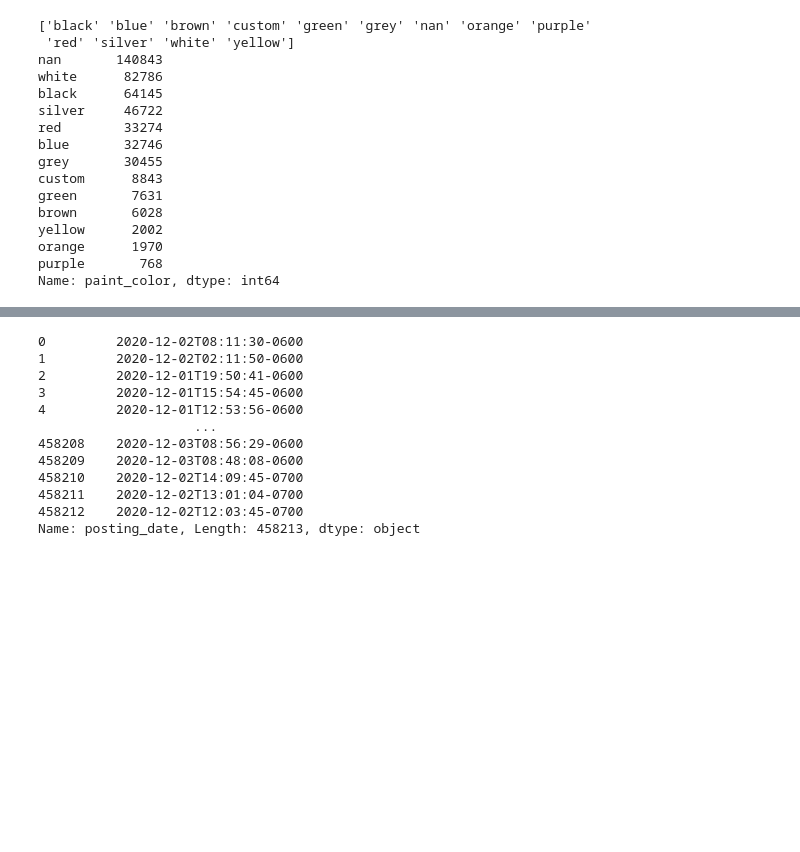
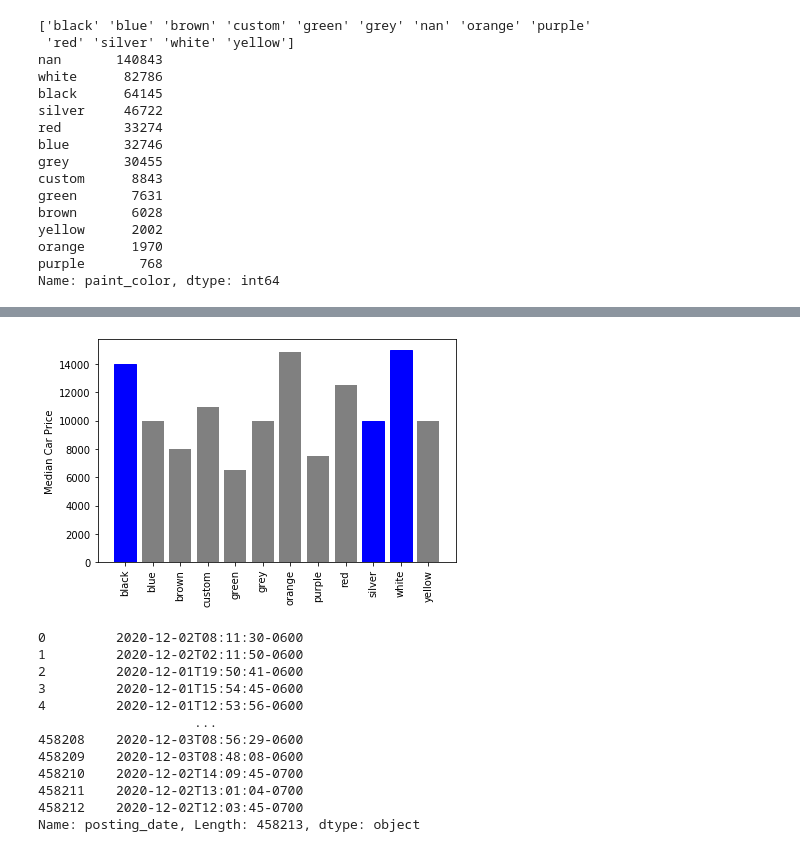
Before and after one commit to ixiaopan/GroupWork, a Jupyter notebook: DataMining/Cars_Matt.ipynb, the cells around one changed output, grey strips where cells are left out. Drawn from its saved outputs; the diff is of its cells as text; code cells hidden in the pictures; blank space fills up the shorter version.

```diff
--- a/DataMining/Cars_Matt.ipynb
+++ b/DataMining/Cars_Matt.ipynb
@@ -400,3 +400,16 @@ priceBar(feature='paint_color')
+# %%
+bar = cars[['price','paint_color']].groupby(['paint_color'])['price'].median()
+barlist = plt.bar(bar.index, bar, color='grey')
+barlist[0].set_color('blue')
+barlist[-3].set_color('blue')
+barlist[-2].set_color('blue')
+plt.xticks(rotation=90)
+plt.ylabel('Median Car Price')
+plt.tight_layout()
+plt.savefig('images/color.png', dpi=500)
+plt.show()
+# %% [output]
+[figure, added]
 # %%
 cars.posting_date
 # %% [output]
```
Also changed, not shown: parts of 31 cells of this notebook.
